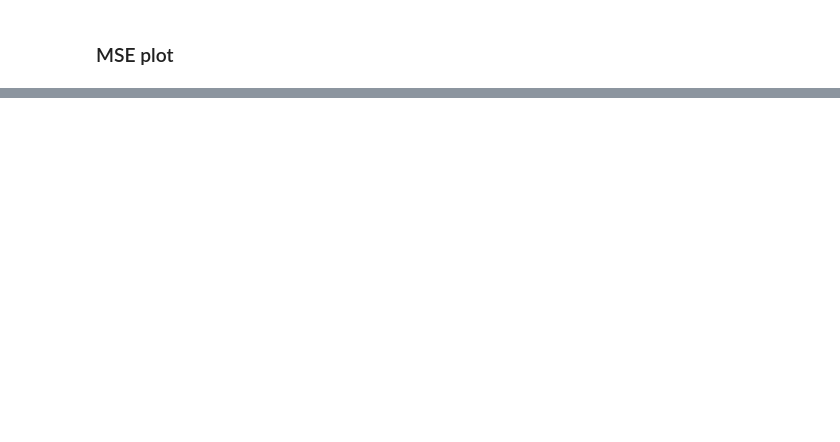
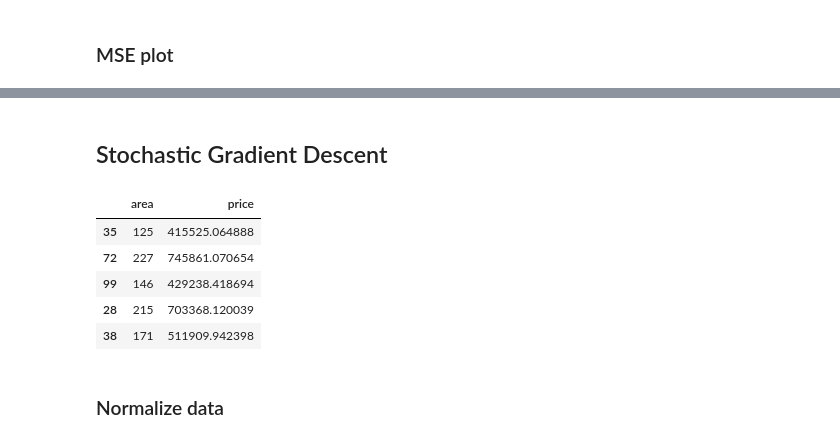
Before and after one commit to Mwdymmd/batch-vs-sgd, a Jupyter notebook: batch.ipynb, the cells around one changed output, grey strips where cells are left out. Drawn from its saved outputs; the diff is of its cells as text; code cells hidden in the pictures; blank space fills up the shorter version.

Commit message:
implement stochastic gradient descent

```diff
--- a/batch.ipynb
+++ b/batch.ipynb
@@ -156,0 +157,13 @@ plt.show()
+# %% [markdown]
+## Stochastic Gradient Descent
+# %%
+data.sample(5)
+# %% [output]
+|  | area | price |
+| 35 | 125 | 415525.064888 |
+| 72 | 227 | 745861.070654 |
+| 99 | 146 | 429238.418694 |
+| 28 | 215 | 703368.120039 |
+| 38 | 171 | 511909.942398 |
+# %% [markdown]
+### Normalize data
```
Also changed, not shown: parts of 14 cells of this notebook.
